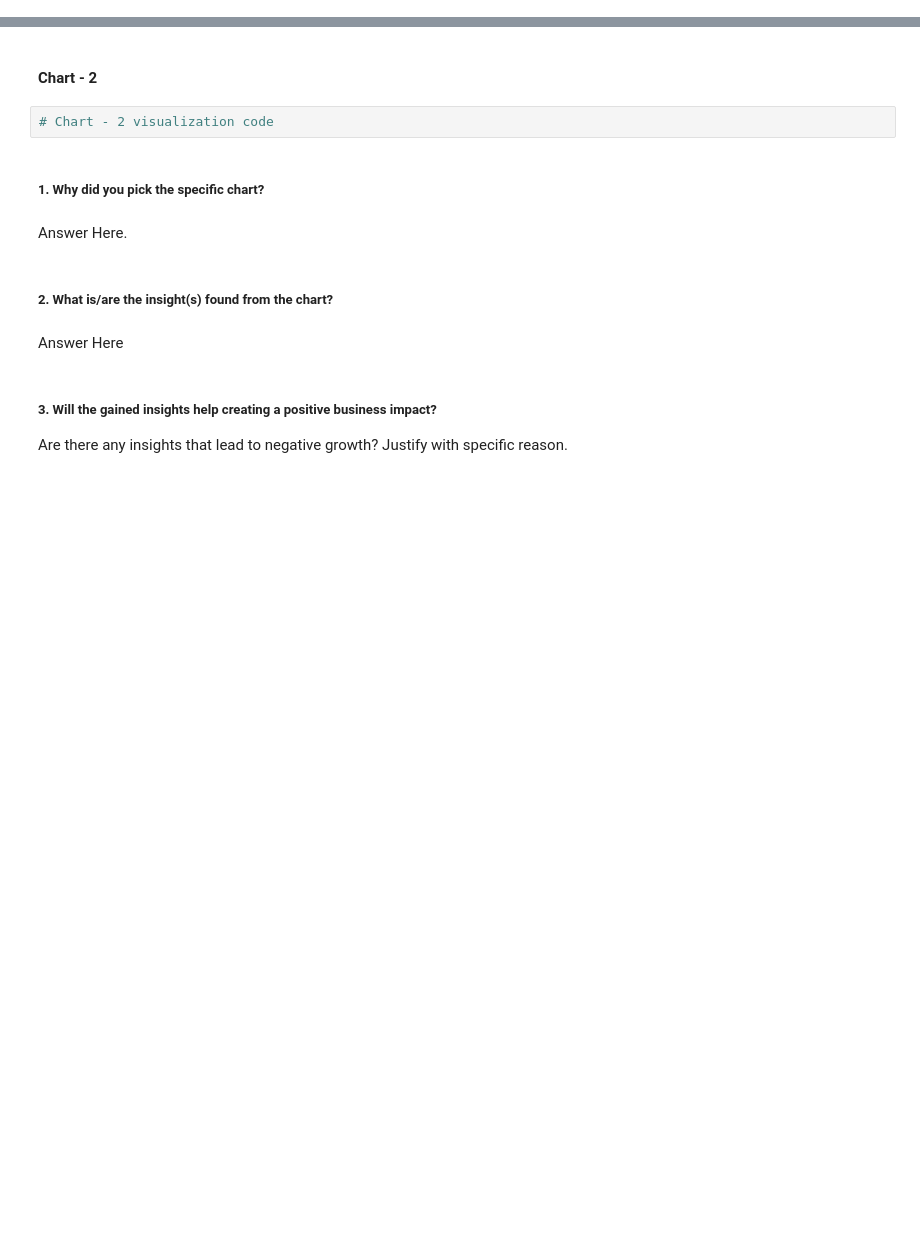
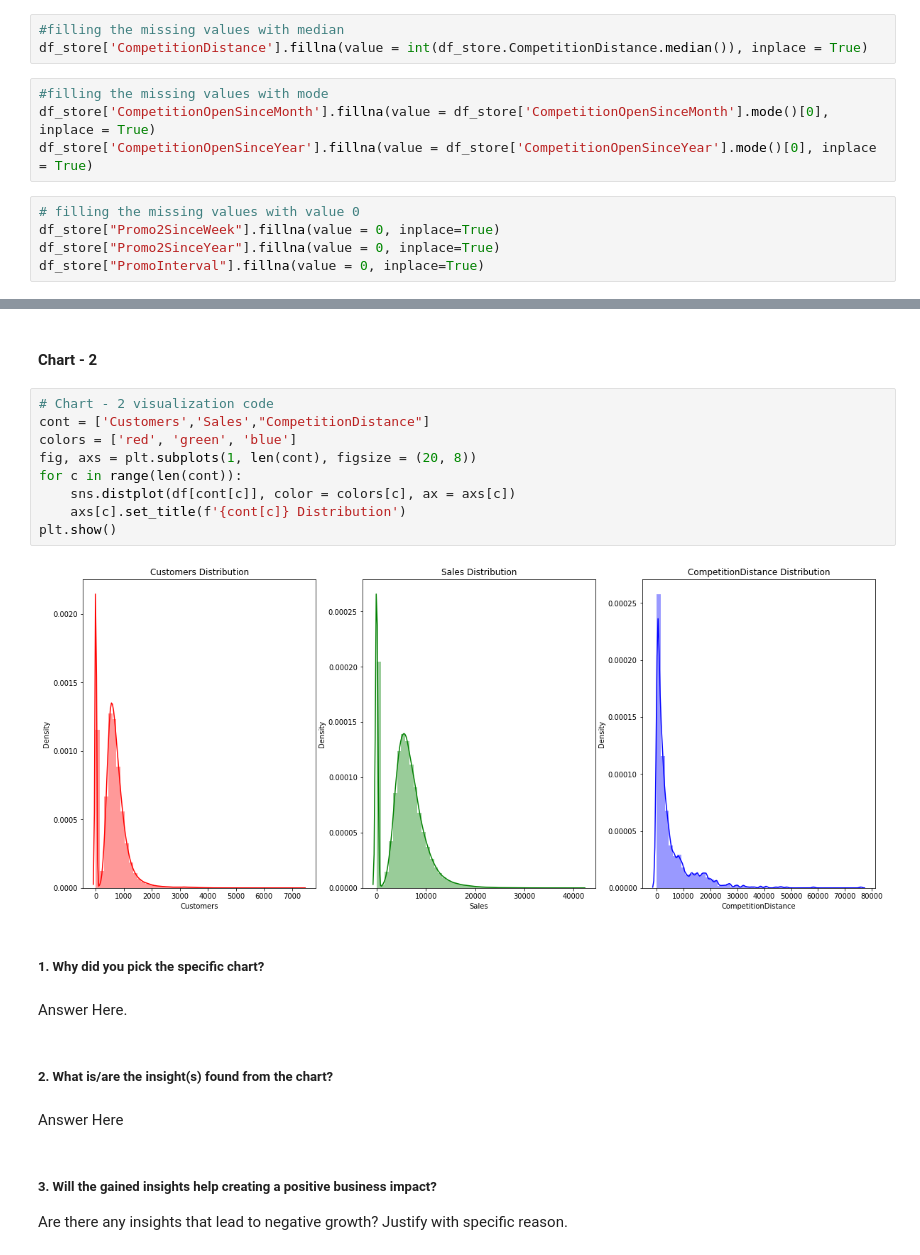
Before and after one commit to Ashif-khan033/Retail_Sales_Prediction, a Jupyter notebook: Retail_Sales_Prediction.ipynb, the cells around one changed output, grey strips where cells are left out. Drawn from its saved outputs; the diff is of its cells as text; blank space fills up the shorter version.

```diff
--- a/Retail_Sales_Prediction.ipynb
+++ b/Retail_Sales_Prediction.ipynb
@@ -321,0 +347,12 @@ Answer Here
+# %%
+#filling the missing values with median
+df_store['CompetitionDistance'].fillna(value = int(df_store.CompetitionDistance.median()), inplace = True)
+# %%
+#filling the missing values with mode
+df_store['CompetitionOpenSinceMonth'].fillna(value = df_store['CompetitionOpenSinceMonth'].mode()[0], inplace = True)
+df_store['CompetitionOpenSinceYear'].fillna(value = df_store['CompetitionOpenSinceYear'].mode()[0], inplace = True)
+# %%
+# filling the missing values with value 0
+df_store["Promo2SinceWeek"].fillna(value = 0, inplace=True)
+df_store["Promo2SinceYear"].fillna(value = 0, inplace=True)
+df_store["PromoInterval"].fillna(value = 0, inplace=True)
@@ -371,7 +431,16 @@ Answer Here
 # %% [markdown]
 #### Chart - 2
-# %%
-# Chart - 2 visualization code
+# %%
+# Chart - 2 visualization code
+cont = ['Customers','Sales',"CompetitionDistance"]
+colors = ['red', 'green', 'blue']
+fig, axs = plt.subplots(1, len(cont), figsize = (20, 8))
+for c in range(len(cont)):
+    sns.distplot(df[cont[c]], color = colors[c], ax = axs[c])
+    axs[c].set_title(f'{cont[c]} Distribution')
+plt.show()
+# %% [output]
+[figure, added]
 # %% [markdown]
 ##### 1. Why did you pick the specific chart?
 # %% [markdown]
```
Also changed, not shown: parts of 10 cells of this notebook.
